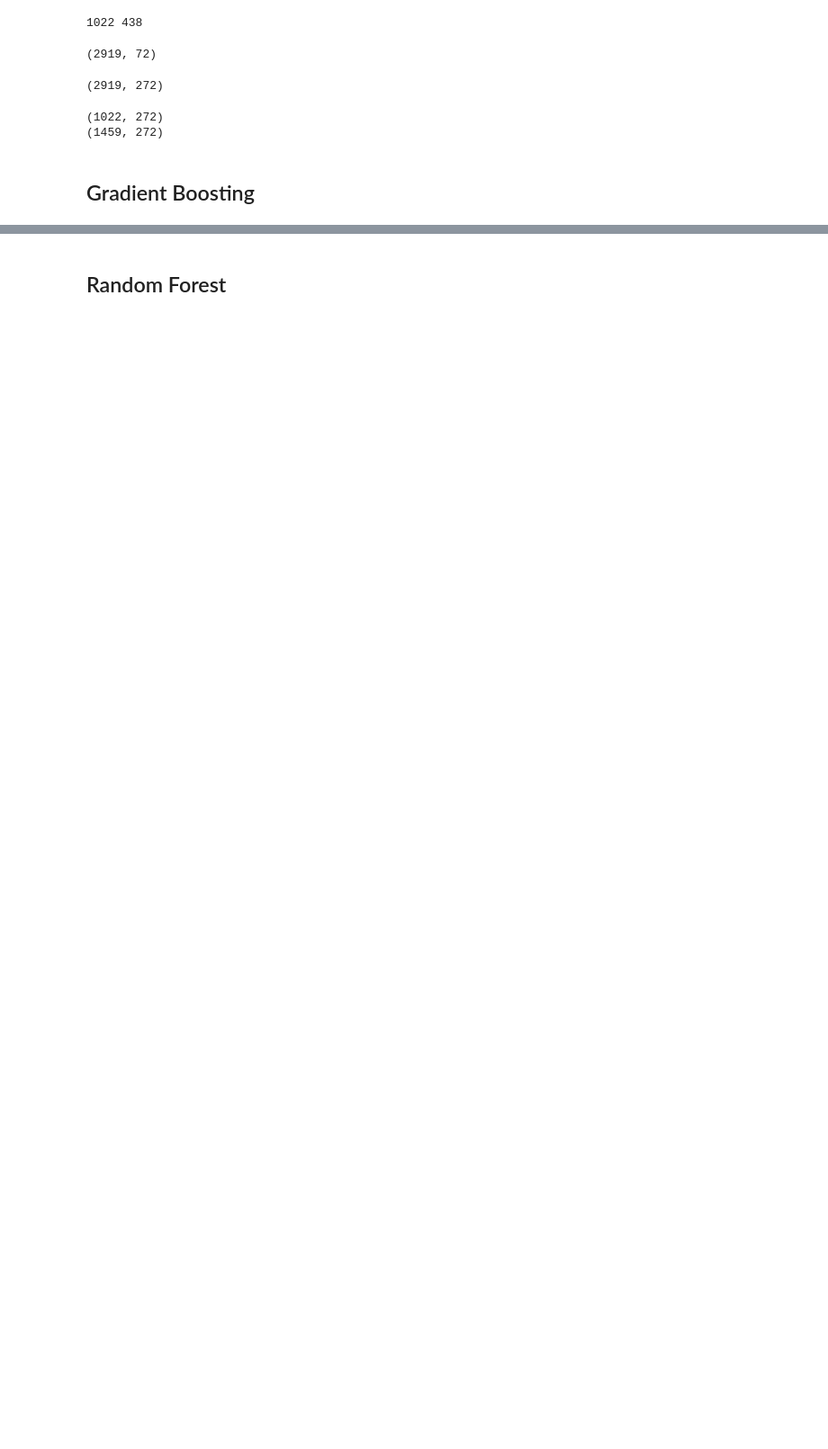
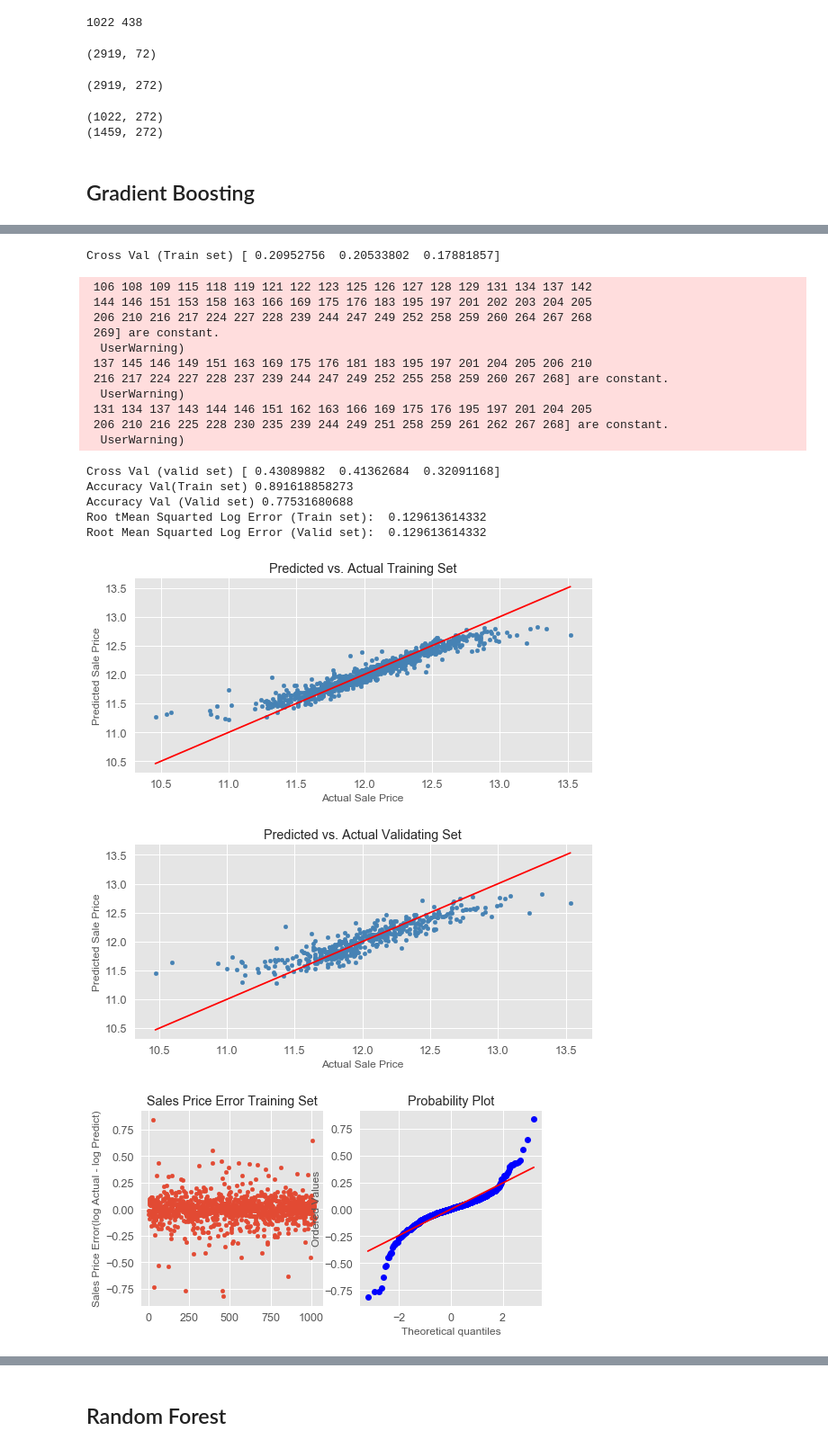
Before and after one commit to noklam/KaggleHousePricePrediction, a Jupyter notebook: Kaggle House Price Competition_Master.ipynb, the cells around one changed output, grey strips where cells are left out. Shown at 90% size. Cells and saved outputs as stored; diff of their text form; code cells hidden in the pictures; blank space fills up the shorter version.

Commit message:
Added Summary function for visualize error

```diff
--- a/Kaggle House Price Competition_Master.ipynb
+++ b/Kaggle House Price Competition_Master.ipynb
@@ -26,6 +26,9 @@ from sklearn.model_selection import GridSearchCV
 from sklearn.model_selection import RandomizedSearchCV
 import os
 %matplotlib inline
+import pylab
+import scipy.stats as stats
+plt.style.use('ggplot')
 #This line force the graph print out in this jupyter Notebook
 # %%
 from sklearn.cross_validation import train_test_split, cross_val_score
@@ -168,8 +161,8 @@ testset_index = range(len(trainset),len(trainset) + len(testset))
 # %%
 from sklearn.model_selection import train_test_split
-trainset_index_backup = trainset_index
+testset_index = range(len(trainset),len(trainset) + len(testset))
 
-trainset_index, validset_index = train_test_split(trainset_index,
+trainset_index, validset_index = train_test_split(range(len(trainset)),
                                     random_state = 42 , test_size = 0.3)
 # %%
 print(len(trainset_index), len(validset_index))
@@ -194,7 +190,12 @@ masterset.shape
 # %%
 train_features = masterset.iloc[trainset_index]
 test_features = masterset.iloc[testset_index]
-train_labels, valid_labels = train_labels[trainset_index],train_labels[validset_index]
+valid_features = masterset.iloc[validset_index]
+
+## Take a copy of it will be a reference of train_labels
+valid_labels = train_labels[validset_index].copy()
+
+train_labels = train_labels[trainset_index]
 # %%
 print(train_features.shape)
 print(test_features.shape)
@@ -298,0 +328,3 @@ model_GB.score(train_features, train_labels)
+# %%
+summary(model_GB,train_features, train_labels, valid_features, valid_labels)
+# %% [output]
@@ -298,0 +337,20 @@ model_GB.score(train_features, train_labels)
+Cross Val (Train set) [ 0.20952756  0.20533802  0.17881857]
+ 106 108 109 115 118 119 121 122 123 125 126 127 128 129 131 134 137 142
+ 144 146 151 153 158 163 166 169 175 176 183 195 197 201 202 203 204 205
+ 206 210 216 217 224 227 228 239 244 247 249 252 258 259 260 264 267 268
+ 269] are constant.
+  UserWarning)
+ 137 145 146 149 151 163 169 175 176 181 183 195 197 201 204 205 206 210
+ 216 217 224 227 228 237 239 244 247 249 252 255 258 259 260 267 268] are constant.
+  UserWarning)
+ 131 134 137 143 144 146 151 162 163 166 169 175 176 195 197 201 204 205
+ 206 210 216 225 228 230 235 239 244 249 251 258 259 261 262 267 268] are constant.
+  UserWarning)
+Cross Val (valid set) [ 0.43089882  0.41362684  0.32091168]
+Accuracy Val(Train set) 0.891618858273
+Accuracy Val (Valid set) 0.77531680688
+Roo tMean Squarted Log Error (Train set):  0.129613614332
+Root Mean Squarted Log Error (Valid set):  0.129613614332
+[figure, added]
+[figure, added]
+[figure, added]
```
Also changed, not shown: parts of 36 cells of this notebook, 17 other files.
